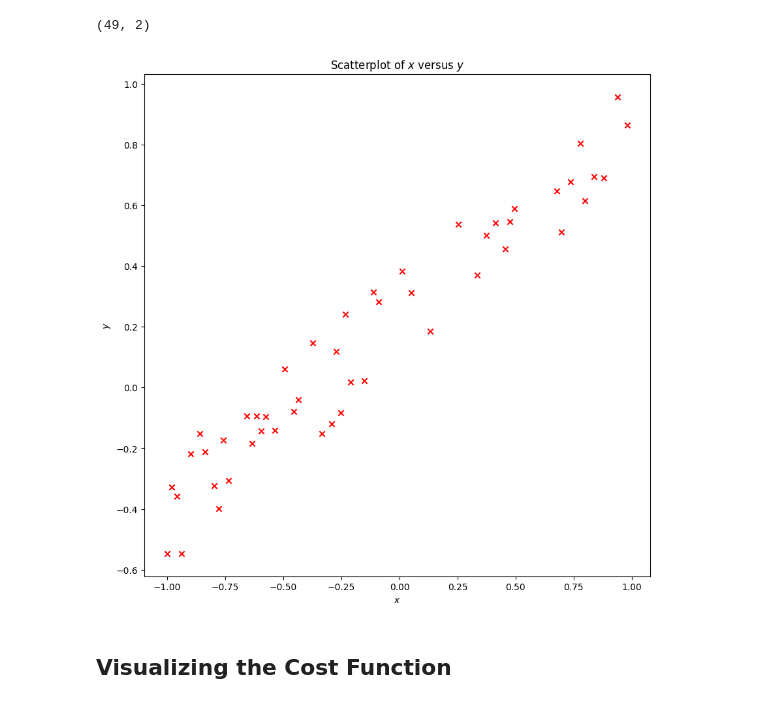
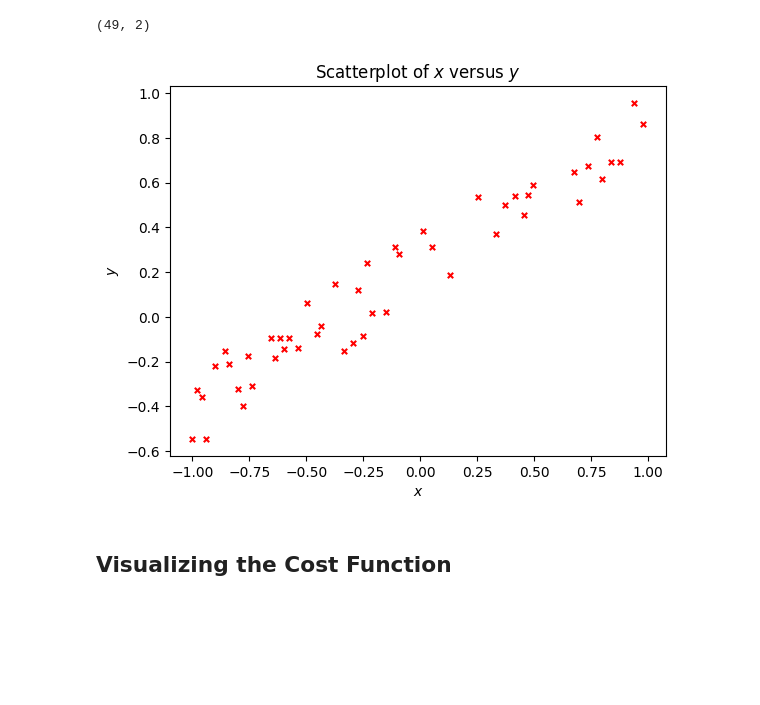
Before and after one commit to UAFederez/MachineLearning, a Jupyter notebook: 01-Univariate_Linear_Regression.ipynb, the cells around one changed output. Saved outputs shown, nothing was run; the diff lists cells and outputs as text; code cells hidden in the pictures; blank space fills up the shorter version.

Commit message:
Visualizations and updated figure sizes

```diff
--- a/01-Univariate_Linear_Regression.ipynb
+++ b/01-Univariate_Linear_Regression.ipynb
@@ -56,14 +56,14 @@ train.shape
 # %% [output]
 (49, 2)
 # %%
-fig = plt.figure(figsize=(10, 10))
-plt.scatter(train[:, 0], train[:, 1], marker = 'x', c = 'red')
+fig = plt.figure()
+plt.scatter(train[:, 0], train[:, 1], marker = 'x', c = 'red', s = 15)
 plt.title ('Scatterplot of $x$ versus $y$')
 plt.xlabel('$x$')
 plt.ylabel('$y$')
 plt.show()
 # %% [output]
-[figure, old version]
+[figure, new version]
 # %% [markdown]
 ## Visualizing the Cost Function
 # %%
```
Also changed, not shown: parts of 11 cells of this notebook, 2 other files.
